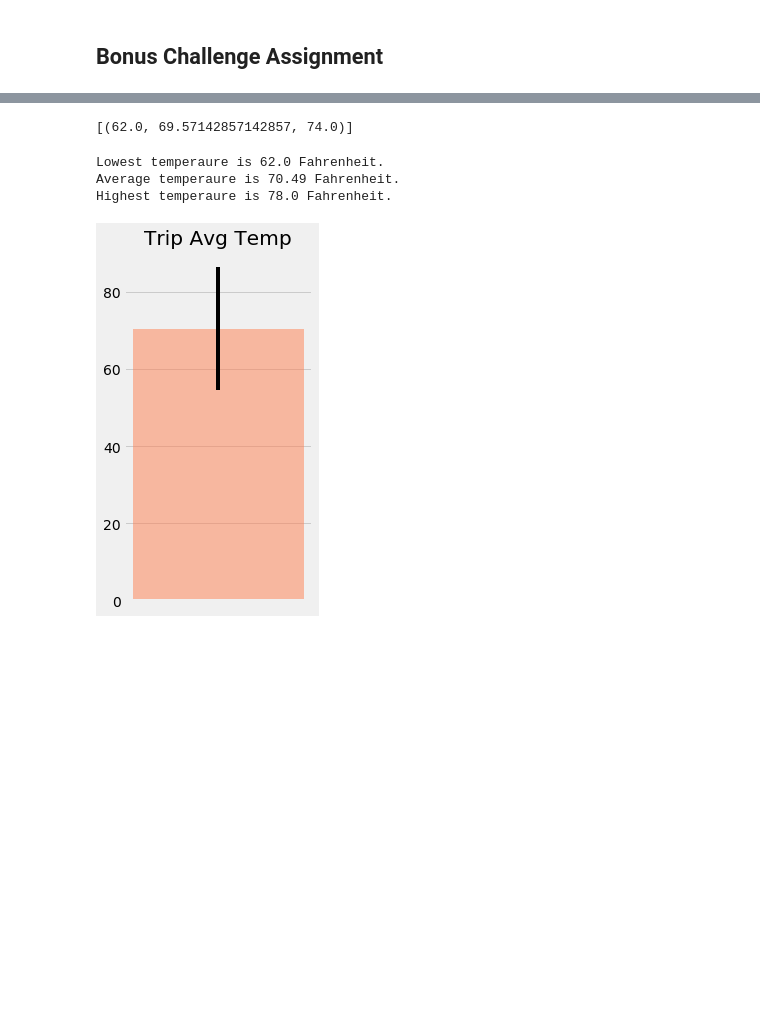
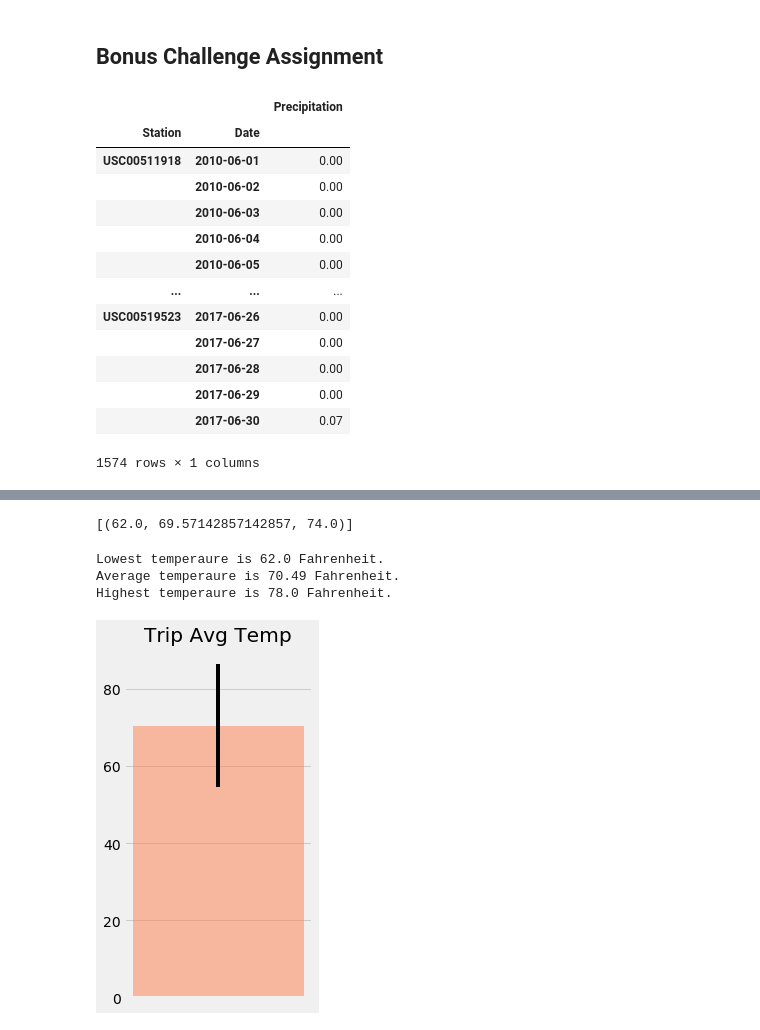
Before and after one commit to UoT-Bootcamp/SQLAlchemy-challenge, a Jupyter notebook: Surf_Up.ipynb, the cells around one changed output, grey strips where cells are left out. Cells and saved outputs as stored; diff of their text form; code cells hidden in the pictures; blank space fills up the shorter version.

```diff
--- a/Surf_Up.ipynb
+++ b/Surf_Up.ipynb
@@ -221,2 +230,34 @@ plt.show()
 # %% [markdown]
 ## Bonus Challenge Assignment
+# %%
+# Get data for the month of "June"
+june_data = session.query(Measurement.station, func.avg(Measurement.prcp), Measurement.date).\
+            filter(func.strftime("%m", Measurement.date) == "06").\
+            group_by(Measurement.date, Measurement.station).\
+            order_by(func.avg(Measurement.prcp)).all()
+
+# Create DataFrame of the "June" data
+june_df = pd.DataFrame(june_data, columns = ["Station", "Precipitation", "Date"])
+
+# Drop any NA values
+june_df = june_df.dropna()
+
+# Groupby the "Station" column
+data_df = data_df.groupby(["Station","Date"]).mean()
+
+data_df
+# %% [output]
+|  |  | Precipitation |
+| Station | Date |  |
+| USC00511918 | 2010-06-01 | 0.00 |
+|  | 2010-06-02 | 0.00 |
+|  | 2010-06-03 | 0.00 |
+|  | 2010-06-04 | 0.00 |
+|  | 2010-06-05 | 0.00 |
+| ... | ... | ... |
+| USC00519523 | 2017-06-26 | 0.00 |
+|  | 2017-06-27 | 0.00 |
+|  | 2017-06-28 | 0.00 |
+|  | 2017-06-29 | 0.00 |
+|  | 2017-06-30 | 0.07 |
+1574 rows × 1 columns
```
Also changed, not shown: parts of 17 cells of this notebook, 2 other files.
